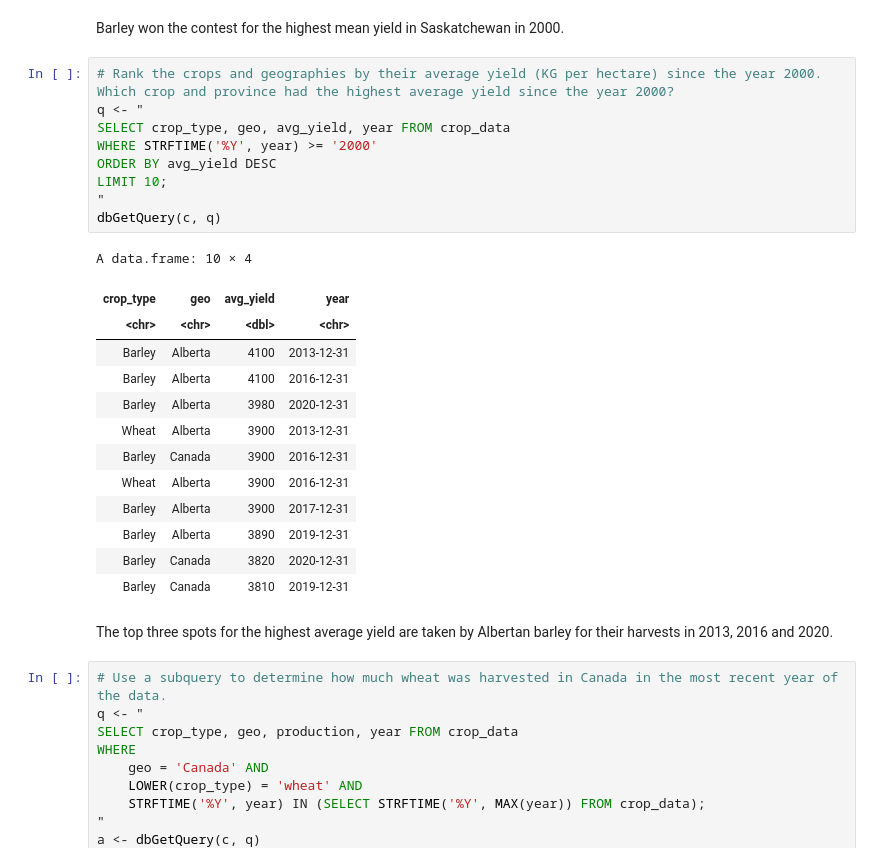
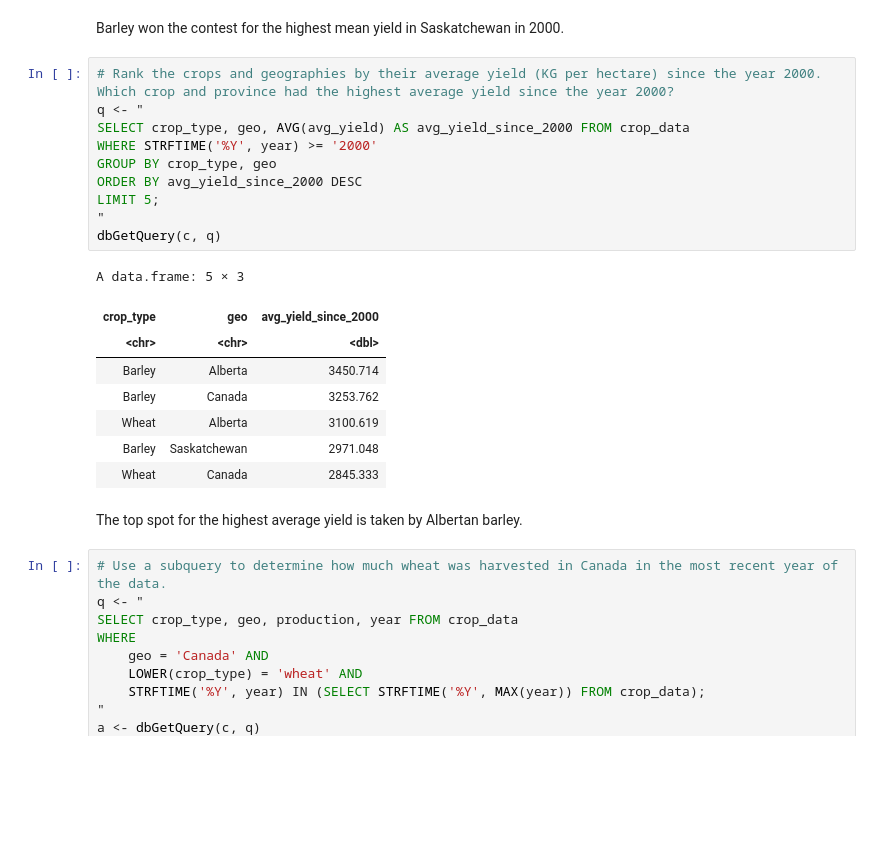
Before and after one commit to tros01/ibm_data_analyst, a Jupyter notebook: r_m6_annual_crop_data-final_project.ipynb, the cells around one changed output. Drawn from its saved outputs; the diff is of its cells as text; blank space fills up the shorter version.

```diff
--- a/r_m6_annual_crop_data-final_project.ipynb
+++ b/r_m6_annual_crop_data-final_project.ipynb
@@ -371,28 +371,24 @@ Barley won the contest for the highest mean yield in Saskatchewan in 2000.
 # %%
 # Rank the crops and geographies by their average yield (KG per hectare) since the year 2000. Which crop and province had the highest average yield since the year 2000?
 q <- "
-SELECT crop_type, geo, avg_yield, year FROM crop_data
+SELECT crop_type, geo, AVG(avg_yield) AS avg_yield_since_2000 FROM crop_data
 WHERE STRFTIME('%Y', year) >= '2000'
-ORDER BY avg_yield DESC
-LIMIT 10;
+GROUP BY crop_type, geo
+ORDER BY avg_yield_since_2000 DESC
+LIMIT 5;
 "
 dbGetQuery(c, q)
 # %% [output]
-A data.frame: 10 × 4
+A data.frame: 5 × 3
-| crop_type | geo | avg_yield | year |
-| <chr> | <chr> | <dbl> | <chr> |
-| Barley | Alberta | 4100 | 2013-12-31 |
-| Barley | Alberta | 4100 | 2016-12-31 |
-| Barley | Alberta | 3980 | 2020-12-31 |
-| Wheat | Alberta | 3900 | 2013-12-31 |
-| Barley | Canada | 3900 | 2016-12-31 |
-| Wheat | Alberta | 3900 | 2016-12-31 |
-| Barley | Alberta | 3900 | 2017-12-31 |
-| Barley | Alberta | 3890 | 2019-12-31 |
-| Barley | Canada | 3820 | 2020-12-31 |
-| Barley | Canada | 3810 | 2019-12-31 |
+| crop_type | geo | avg_yield_since_2000 |
+| <chr> | <chr> | <dbl> |
+| Barley | Alberta | 3450.714 |
+| Barley | Canada | 3253.762 |
+| Wheat | Alberta | 3100.619 |
+| Barley | Saskatchewan | 2971.048 |
+| Wheat | Canada | 2845.333 |
 # %% [markdown]
-The top three spots for the highest average yield are taken by Albertan barley for their harvests in 2013, 2016 and 2020.
+The top spot for the highest average yield is taken by Albertan barley.
 # %%
 # Use a subquery to determine how much wheat was harvested in Canada in the most recent year of the data.
 q <- "
```
Also changed, not shown: parts of 2 cells of this notebook.
